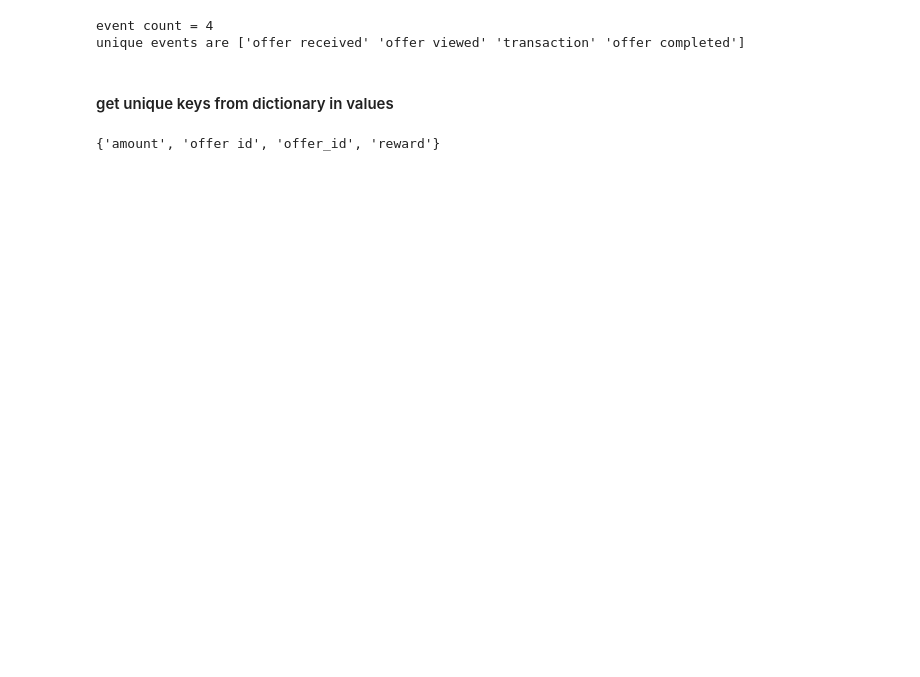
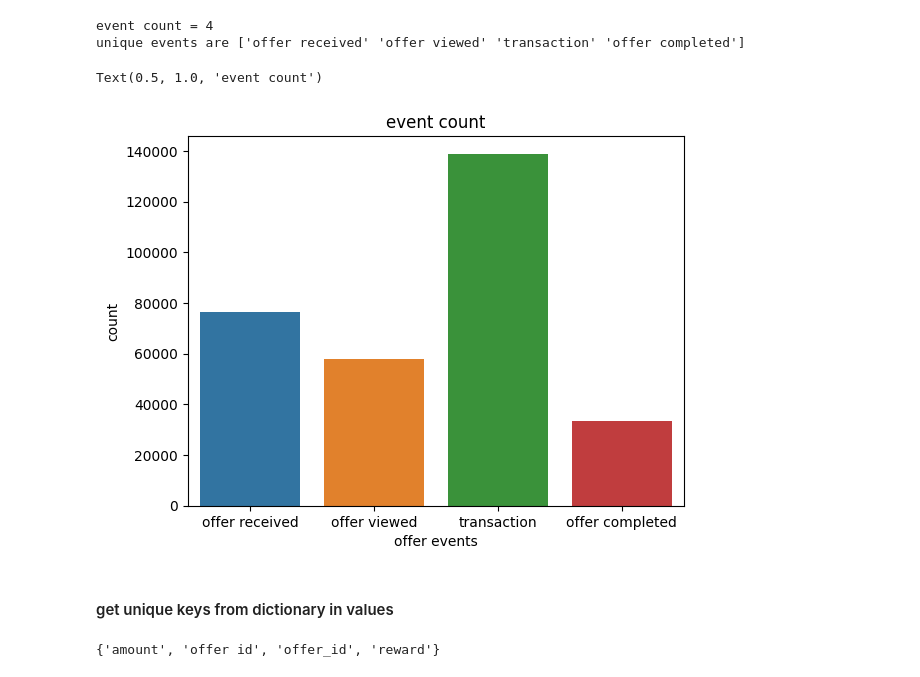
Before and after one commit to mdeevan/StarbucksCapstone, a Jupyter notebook: Starbucks_Capstone_notebook.ipynb, the cells around one changed output. Drawn from its saved outputs; the diff is of its cells as text; code cells hidden in the pictures; blank space fills up the shorter version.

```diff
--- a/Starbucks_Capstone_notebook.ipynb
+++ b/Starbucks_Capstone_notebook.ipynb
@@ -160,6 +444,21 @@ print("event count = {0}\nunique events are {1}".format(len(x), x))
 # %% [output]
 event count = 4
 unique events are ['offer received' 'offer viewed' 'transaction' 'offer completed']
+# %%
+ax = plt.subplot()
+
+plt.style.use('default')
+# plt.grid(True, which='both')
+
+sns.countplot(x='event',
+            data = transcript
+            )
+ax.set_xlabel('offer events')
+
+plt.title('event count')
+# %% [output]
+Text(0.5, 1.0, 'event count')
+[figure, added]
 # %% [markdown]
 #### get unique keys from dictionary in values
 # %%
```
Also changed, not shown: parts of 168 cells of this notebook, 1 other file.
